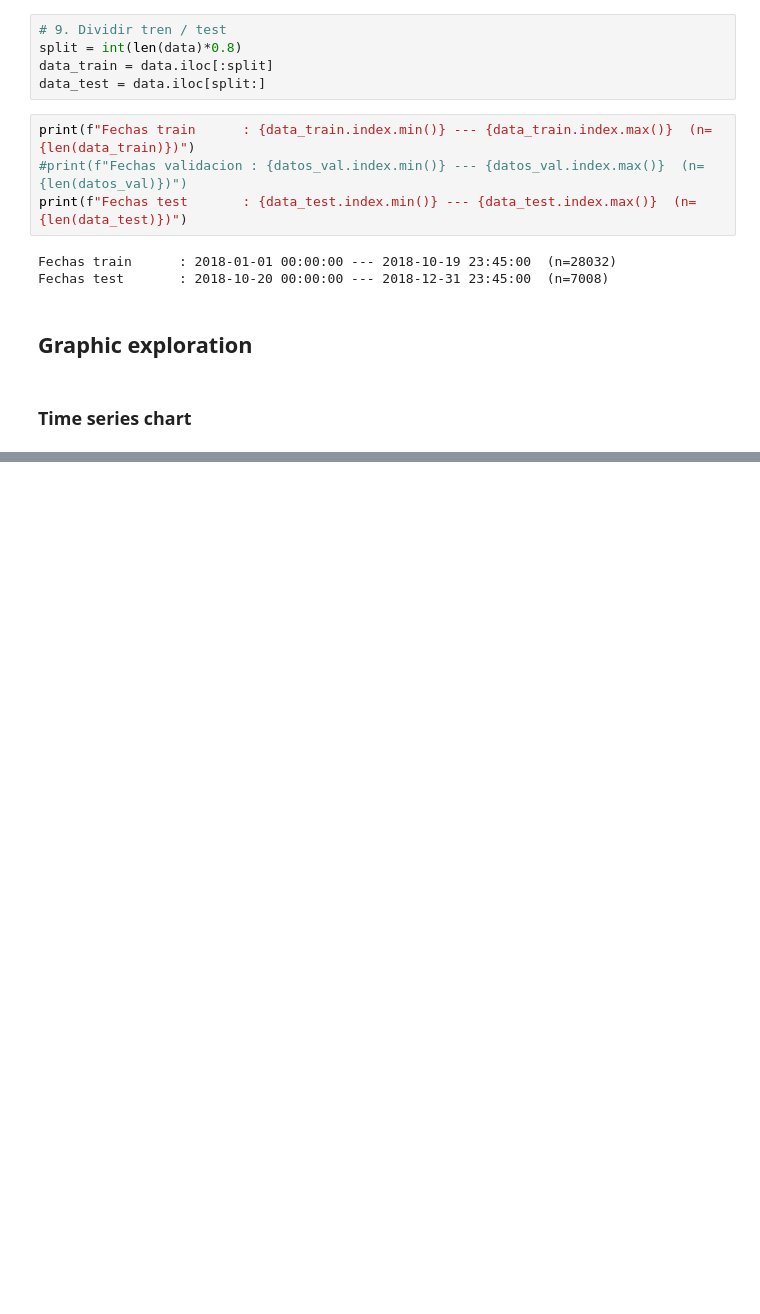
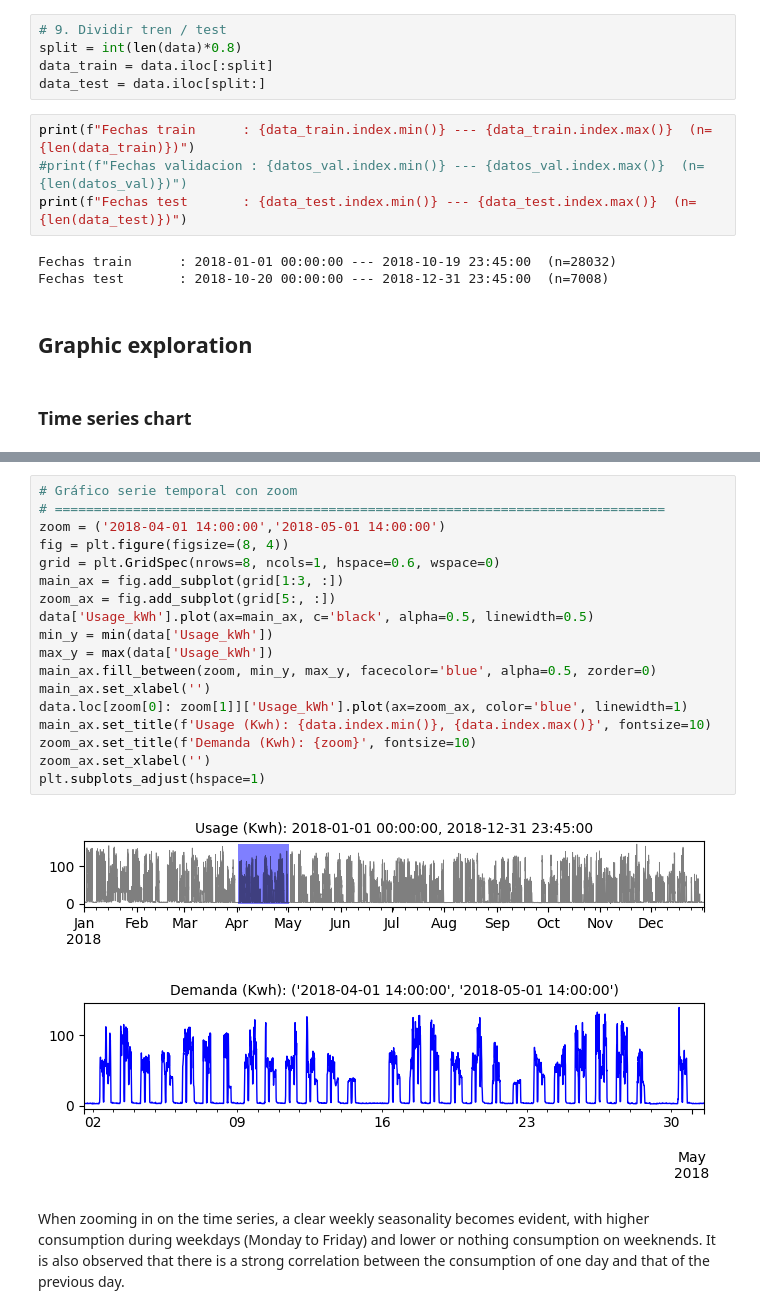
Before and after one commit to xbadiam/Energy_consumption_steel_industry, a Jupyter notebook: notebooks/Energy_consumption_steel_industry.ipynb, the cells around one changed output, grey strips where cells are left out. Saved outputs shown, nothing was run; the diff lists cells and outputs as text; blank space fills up the shorter version.

```diff
--- a/notebooks/Energy_consumption_steel_industry.ipynb
+++ b/notebooks/Energy_consumption_steel_industry.ipynb
@@ -182,3 +182,25 @@ fig.update_layout(
 fig.show()
 # %% [output]
 [interactive output not drawn]
+# %%
+# Gráfico serie temporal con zoom
+# ==============================================================================
+zoom = ('2018-04-01 14:00:00','2018-05-01 14:00:00')
+fig = plt.figure(figsize=(8, 4))
+grid = plt.GridSpec(nrows=8, ncols=1, hspace=0.6, wspace=0)
+main_ax = fig.add_subplot(grid[1:3, :])
+zoom_ax = fig.add_subplot(grid[5:, :])
+data['Usage_kWh'].plot(ax=main_ax, c='black', alpha=0.5, linewidth=0.5)
+min_y = min(data['Usage_kWh'])
+max_y = max(data['Usage_kWh'])
+main_ax.fill_between(zoom, min_y, max_y, facecolor='blue', alpha=0.5, zorder=0)
+main_ax.set_xlabel('')
+data.loc[zoom[0]: zoom[1]]['Usage_kWh'].plot(ax=zoom_ax, color='blue', linewidth=1)
+main_ax.set_title(f'Usage (Kwh): {data.index.min()}, {data.index.max()}', fontsize=10)
+zoom_ax.set_title(f'Demanda (Kwh): {zoom}', fontsize=10)
+zoom_ax.set_xlabel('')
+plt.subplots_adjust(hspace=1)
+# %% [output]
+[figure, added]
+# %% [markdown]
+When zooming in on the time series, a clear weekly seasonality becomes evident, with higher consumption during weekdays (Monday to Friday) and lower or nothing consumption on weeknends. It is also observed that there is a strong correlation between the consumption of one day and that of the previous day.
```
